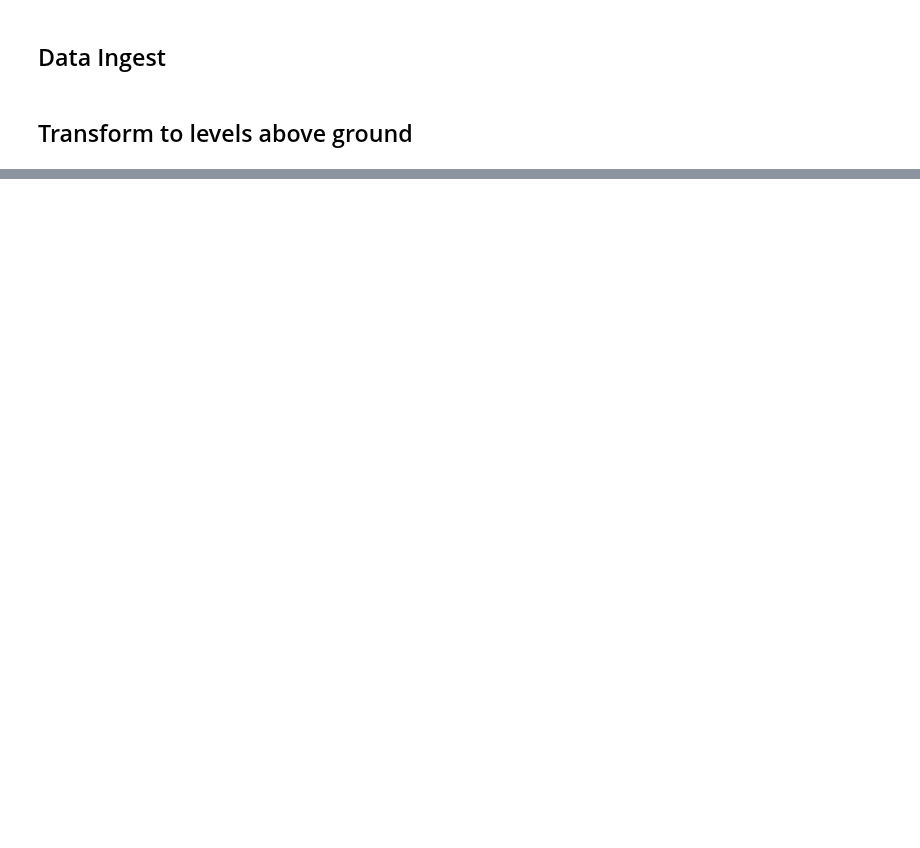
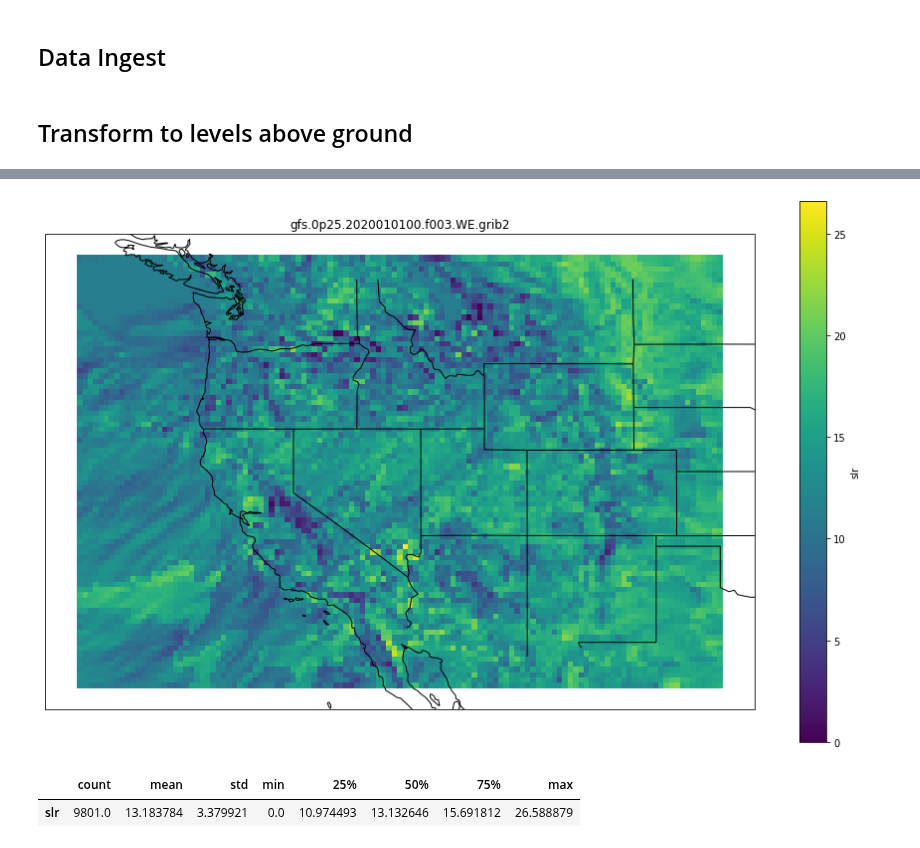
Before and after one commit to m-wessler/snow-liquid-ratio, a Jupyter notebook: core/validate_SVR_GFS.ipynb, the cells around one changed output, grey strips where cells are left out. Drawn from its saved outputs; the diff is of its cells as text; code cells hidden in the pictures; blank space fills up the shorter version.

```diff
--- a/core/validate_SVR_GFS.ipynb
+++ b/core/validate_SVR_GFS.ipynb
@@ -156,8 +164,8 @@ for ds in [iso, sfc.drop('orog')]:
 
             df.append(var_agl.to_dataframe(name='%s'%new_var_name.upper()))
 
-df_merged = reduce(lambda left, right: pd.merge(left, right, on=['latitude', 'longitude']), df)
-df_merged
+df = reduce(lambda left, right: pd.merge(left, right, on=['latitude', 'longitude']), df)
+df = df.rename(columns={'SWE_MM':'swe_mm'})
 # %% [output]
 Reducing (t) to t index level AGL
 Reducing (gh) to z index level AGL
@@ -233,0 +204,7 @@ df_merged.loc[:, ordered_keys]
+# %%
+print('\ncheck: missing from model', [k for k in df.keys() if k not in model_keys])
+print('\ncheck: missing from input', [k for k in model_keys if k not in df.keys()])
+print()
+
+df = df.loc[:, model_keys]
+scaler = scaler.fit(df)
@@ -233,0 +215,3 @@ df_merged.loc[:, ordered_keys]
+# %%
+df_norm = pd.DataFrame(scaler.transform(df), index=df.index, columns=df.keys())
+df_norm
@@ -233,0 +233,8 @@ df_merged.loc[:, ordered_keys]
+# %%
+slr = pd.DataFrame(SLRmodel.predict(df_norm),
+                   index=df_norm.index, columns=['slr']
+                  ).to_xarray()['slr']
+
+slr = xr.where(slr < 0, 0, slr)
+
+slr
@@ -233,0 +259,26 @@ df_merged.loc[:, ordered_keys]
+# %%
+import cartopy.crs as ccrs
+import cartopy.feature as cfeature
+
+fig = plt.figure(figsize=(16, 10))
+ax = plt.axes(projection=ccrs.PlateCarree())
+
+slr.plot.pcolormesh(ax=ax)
+
+ax.coastlines()
+
+states_provinces = cfeature.NaturalEarthFeature(
+        category='cultural',
+        name='admin_1_states_provinces_lines',
+        scale='110m',
+        facecolor='none')
+
+ax.add_feature(states_provinces, edgecolor='k')
+
+plt.title(os.path.basename(flist[1]))
+plt.show()
+slr.to_dataframe().describe().T
+# %% [output]
+[figure, added]
+|  | count | mean | std | min | 25% | 50% | 75% | max |
+| slr | 9801.0 | 13.183784 | 3.379921 | 0.0 | 10.974493 | 13.132646 | 15.691812 | 26.588879 |
```
Also changed, not shown: parts of 10 cells of this notebook, 3 other files.
